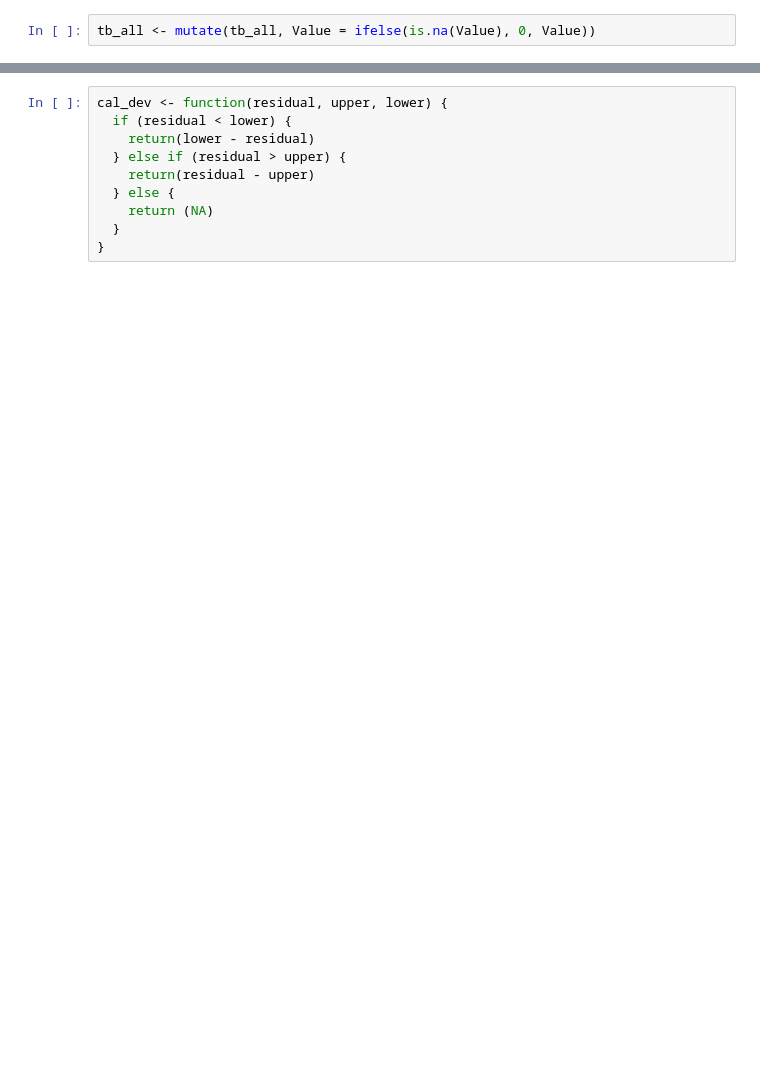
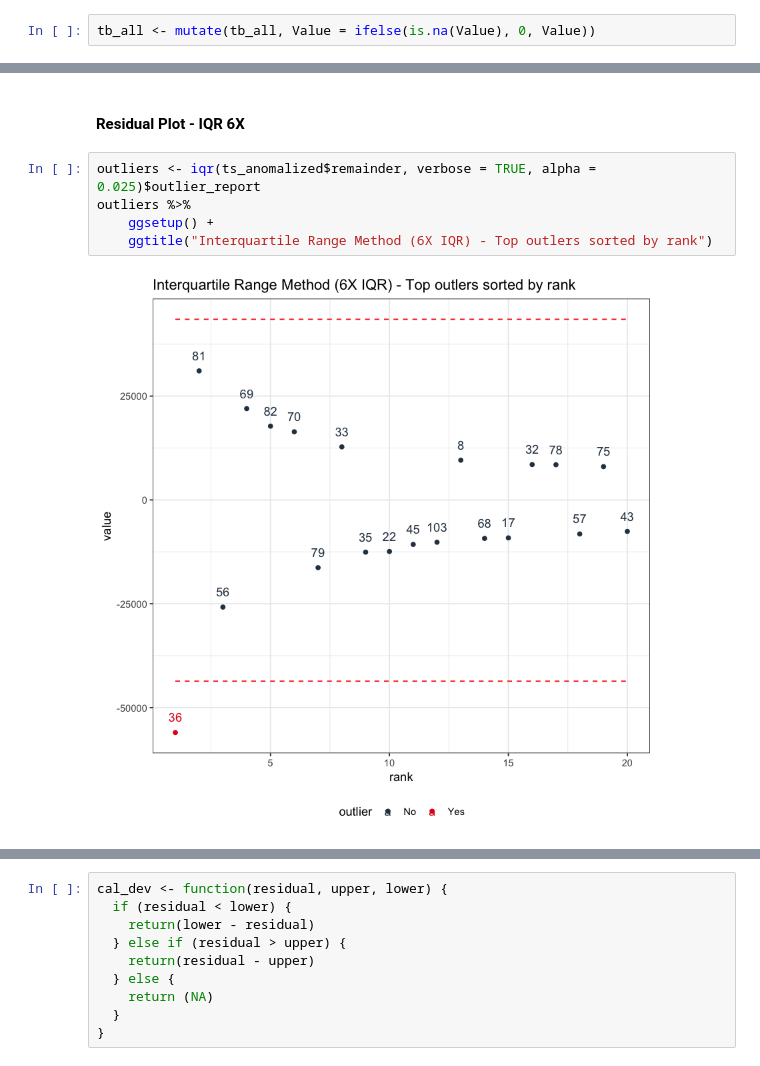
Before and after one commit to jasonfeiwang/Anomaly-Detectors, a Jupyter notebook: src/Decomposition_Demo.ipynb, the cells around one changed output, grey strips where cells are left out. Drawn from its saved outputs; the diff is of its cells as text; blank space fills up the shorter version.

```diff
--- a/src/Decomposition_Demo.ipynb
+++ b/src/Decomposition_Demo.ipynb
@@ -47,0 +138,9 @@ tb_all <- mutate(tb_all, Value = ifelse(is.na(Value), 0, Value))
+# %% [markdown]
+#### Residual Plot - IQR 6X
+# %%
+outliers <- iqr(ts_anomalized$remainder, verbose = TRUE, alpha = 0.025)$outlier_report
+outliers %>%
+    ggsetup() +
+    ggtitle("Interquartile Range Method (6X IQR) - Top outlers sorted by rank")
+# %% [output]
+[figure, added]
```
Also changed, not shown: parts of 51 cells of this notebook, 2 other files.
